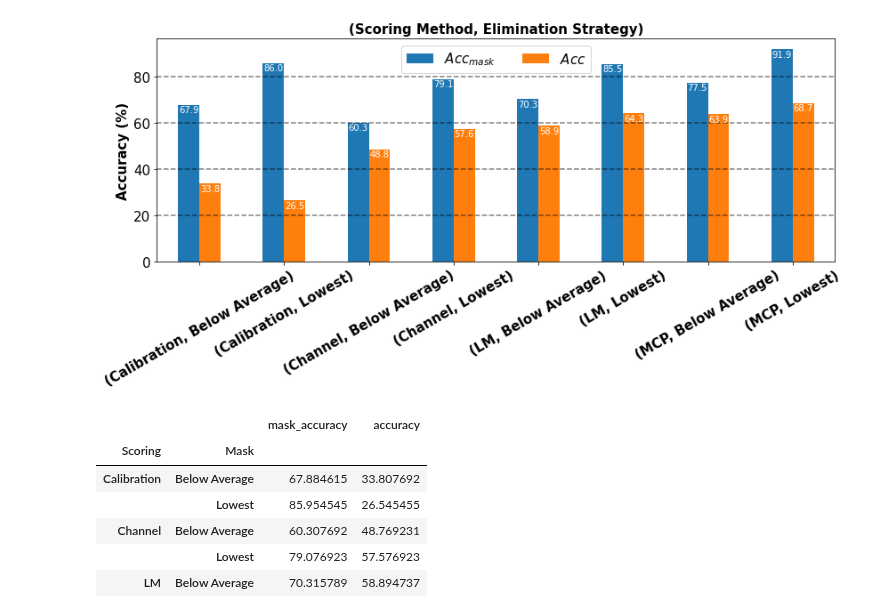
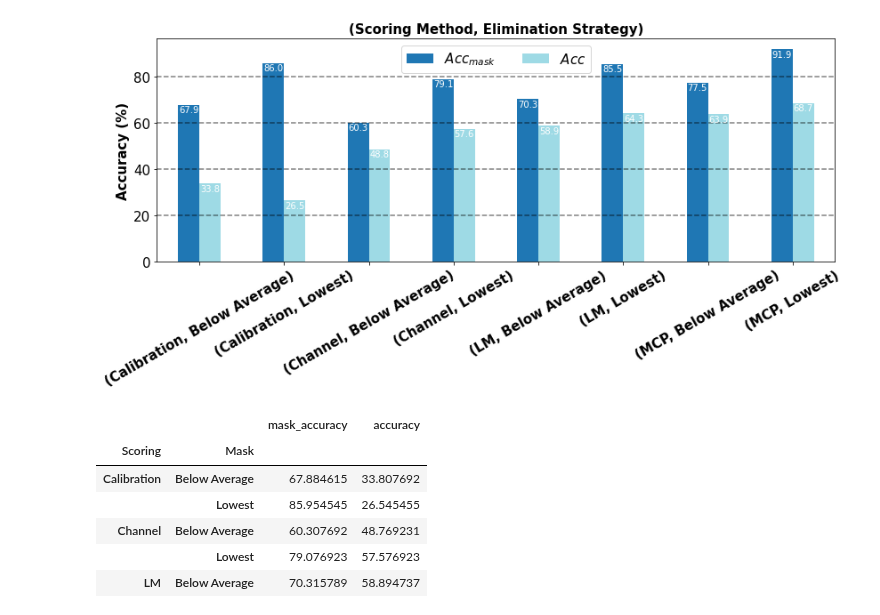
Before and after one commit to KasMasVan/csr_exp_resource_index, a Jupyter notebook: results/mask/mask.ipynb, the cells around one changed output. Cells and saved outputs as stored; diff of their text form; code cells hidden in the pictures.

```diff
--- a/results/mask/mask.ipynb
+++ b/results/mask/mask.ipynb
@@ -45,35 +45,36 @@ for df in [poe_mean, poe_std]:
 # plot bar
 fig, ax = plt.subplots(figsize=(12, 6))
 font_size = 15
 h_lines = [20, 40, 60, 80]
 poe_mean.plot.bar(
                   ax=ax,
                 #   yerr=poe_std,
                   capsize=4,
                   rot=30,
+                  colormap="tab20",
                   )
 # set legend in two columns
 ax.legend(["$Acc_{mask}$", "$Acc$"], fontsize=font_size, ncol=2)
 ax.set_ylabel("Accuracy (%)", fontsize=font_size, weight="bold")
 ax.set_xlabel("")
 ax.set_xticklabels(ax.get_xticklabels(), fontsize=font_size, weight="bold")
 # convert yticks to int
 ax.set_yticklabels([f"{int(tick)}" for tick in ax.get_yticks()], fontsize=font_size)
 # ax.set_ylim(0, 100)
 ax.set_title(f"(Scoring Method, Elimination Strategy)", fontsize=font_size, weight="bold")
 # plot numbers on each bar
 for p in ax.patches:
     ax.annotate(f"{p.get_height():.1f}",
                 (p.get_x() + p.get_width() / 2., p.get_height() - 6),
                 color='white',
                 fontsize=10,
                 ha='center', va='center', xytext=(0, 10), textcoords='offset points')
 for line in h_lines:
     ax.axhline(line, color="black", linestyle="--", alpha=0.5)
 plt.tight_layout()
-# plt.savefig("mask.png", dpi=300, bbox_inches='tight')
+plt.savefig("mask.png", dpi=300, bbox_inches='tight')
 # %% [output]
-[figure, old version]
+[figure, new version]
 # %%
 poe_mean
 # %% [output]
```
Also changed, not shown: 3 other files.
